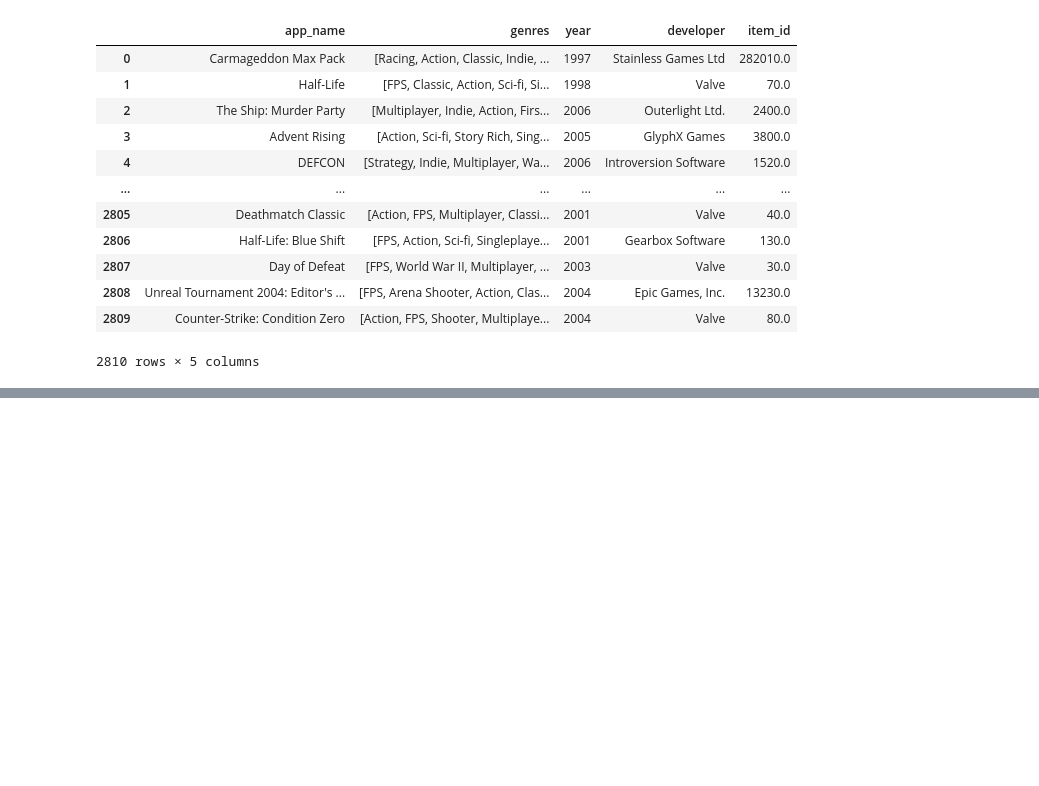
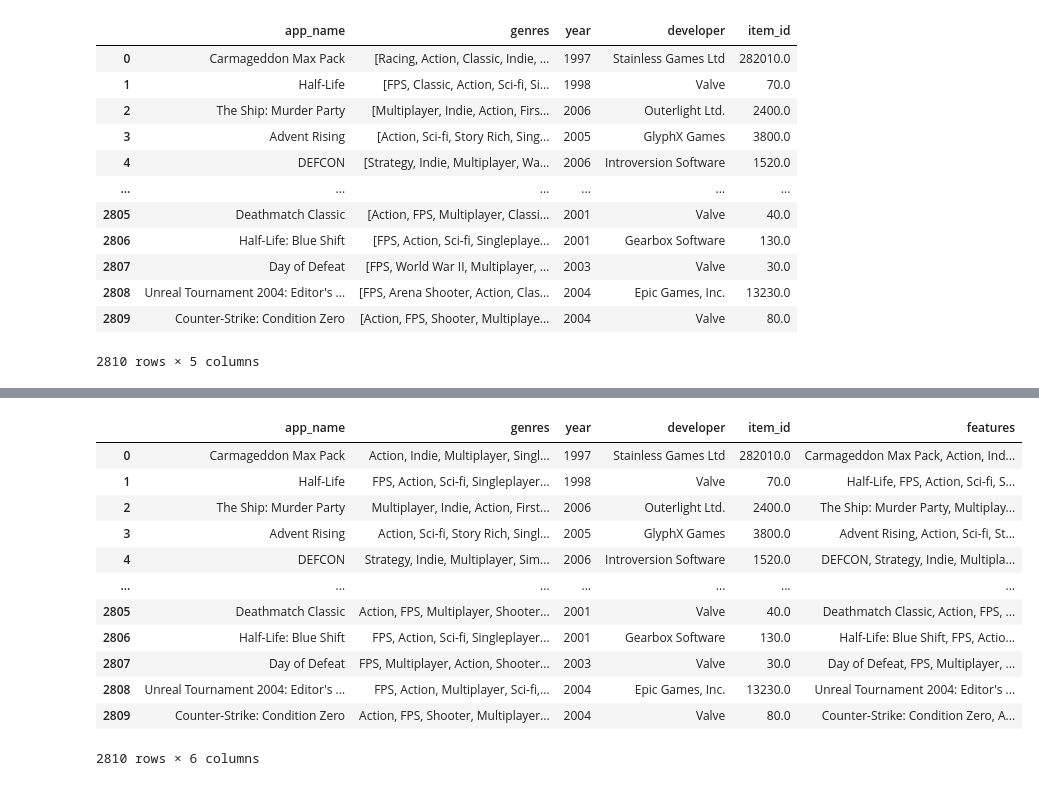
Before and after one commit to MarceloOrtizz/Proyecto_MLOps_Steam, a Jupyter notebook: etl_eda/ETL_consultas _ML.ipynb, the cells around one changed output, grey strips where cells are left out. Saved outputs shown, nothing was run; the diff lists cells and outputs as text; code cells hidden in the pictures; blank space fills up the shorter version.

```diff
--- a/etl_eda/ETL_consultas _ML.ipynb
+++ b/etl_eda/ETL_consultas _ML.ipynb
@@ -144,0 +193,20 @@ todo
+# %%
+todo['developer'] = todo['developer'].fillna("''")
+# %%
+columnas = ['app_name','genres','developer']
+todo['features'] = todo[columnas].apply(lambda row: ', '.join(row), axis=1)
+todo
+# %% [output]
+|  | app_name | genres | year | developer | item_id | features |
+| 0 | Carmageddon Max Pack | Action, Indie, Multiplayer, Singl... | 1997 | Stainless Games Ltd | 282010.0 | Carmageddon Max Pack, Action, Ind... |
+| 1 | Half-Life | FPS, Action, Sci-fi, Singleplayer... | 1998 | Valve | 70.0 | Half-Life, FPS, Action, Sci-fi, S... |
+| 2 | The Ship: Murder Party | Multiplayer, Indie, Action, First... | 2006 | Outerlight Ltd. | 2400.0 | The Ship: Murder Party, Multiplay... |
+| 3 | Advent Rising | Action, Sci-fi, Story Rich, Singl... | 2005 | GlyphX Games | 3800.0 | Advent Rising, Action, Sci-fi, St... |
+| 4 | DEFCON | Strategy, Indie, Multiplayer, Sim... | 2006 | Introversion Software | 1520.0 | DEFCON, Strategy, Indie, Multipla... |
+| ... | ... | ... | ... | ... | ... | ... |
+| 2805 | Deathmatch Classic | Action, FPS, Multiplayer, Shooter... | 2001 | Valve | 40.0 | Deathmatch Classic, Action, FPS, ... |
+| 2806 | Half-Life: Blue Shift | FPS, Action, Sci-fi, Singleplayer... | 2001 | Gearbox Software | 130.0 | Half-Life: Blue Shift, FPS, Actio... |
+| 2807 | Day of Defeat | FPS, Multiplayer, Action, Shooter... | 2003 | Valve | 30.0 | Day of Defeat, FPS, Multiplayer, ... |
+| 2808 | Unreal Tournament 2004: Editor's ... | FPS, Action, Multiplayer, Sci-fi,... | 2004 | Epic Games, Inc. | 13230.0 | Unreal Tournament 2004: Editor's ... |
+| 2809 | Counter-Strike: Condition Zero | Action, FPS, Shooter, Multiplayer... | 2004 | Valve | 80.0 | Counter-Strike: Condition Zero, A... |
+2810 rows × 6 columns
```
Also changed, not shown: parts of 33 cells of this notebook, 1 other file.
